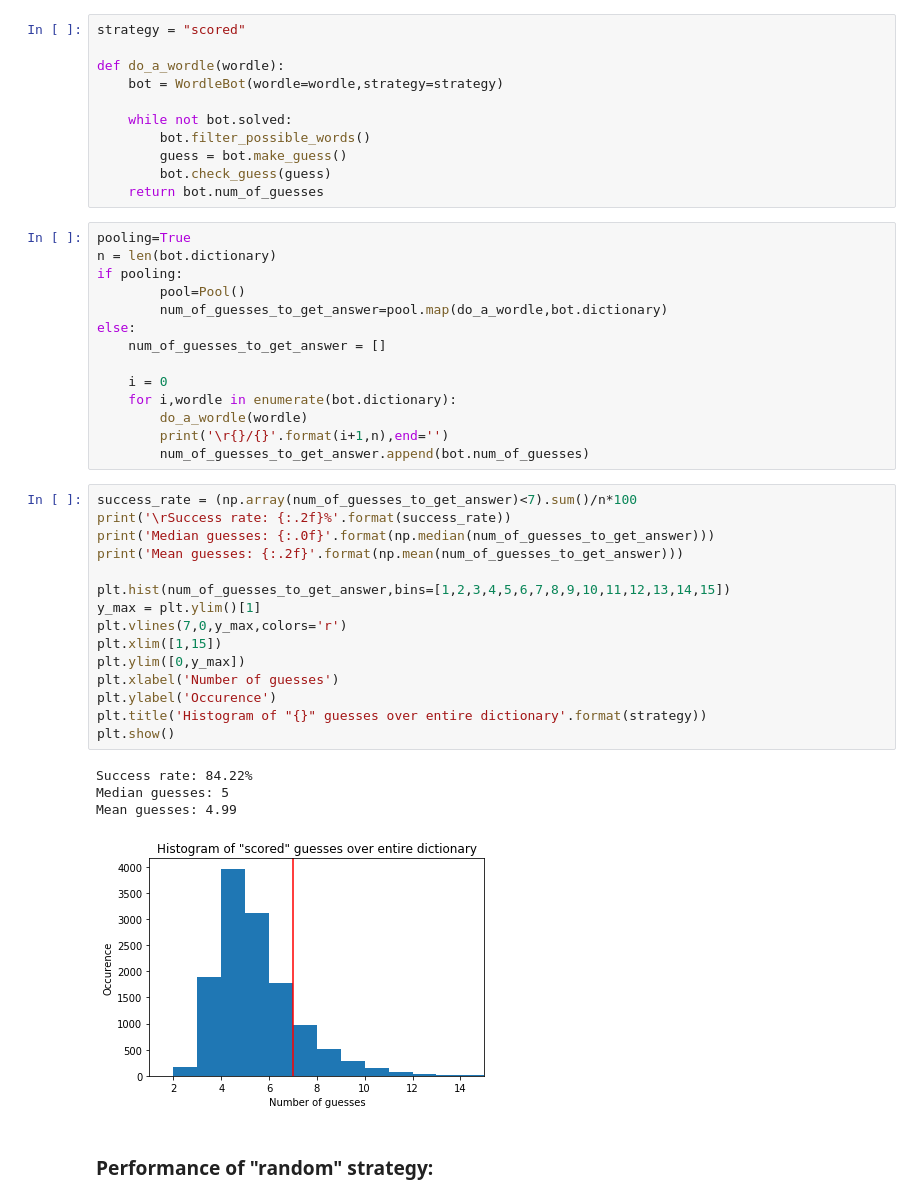
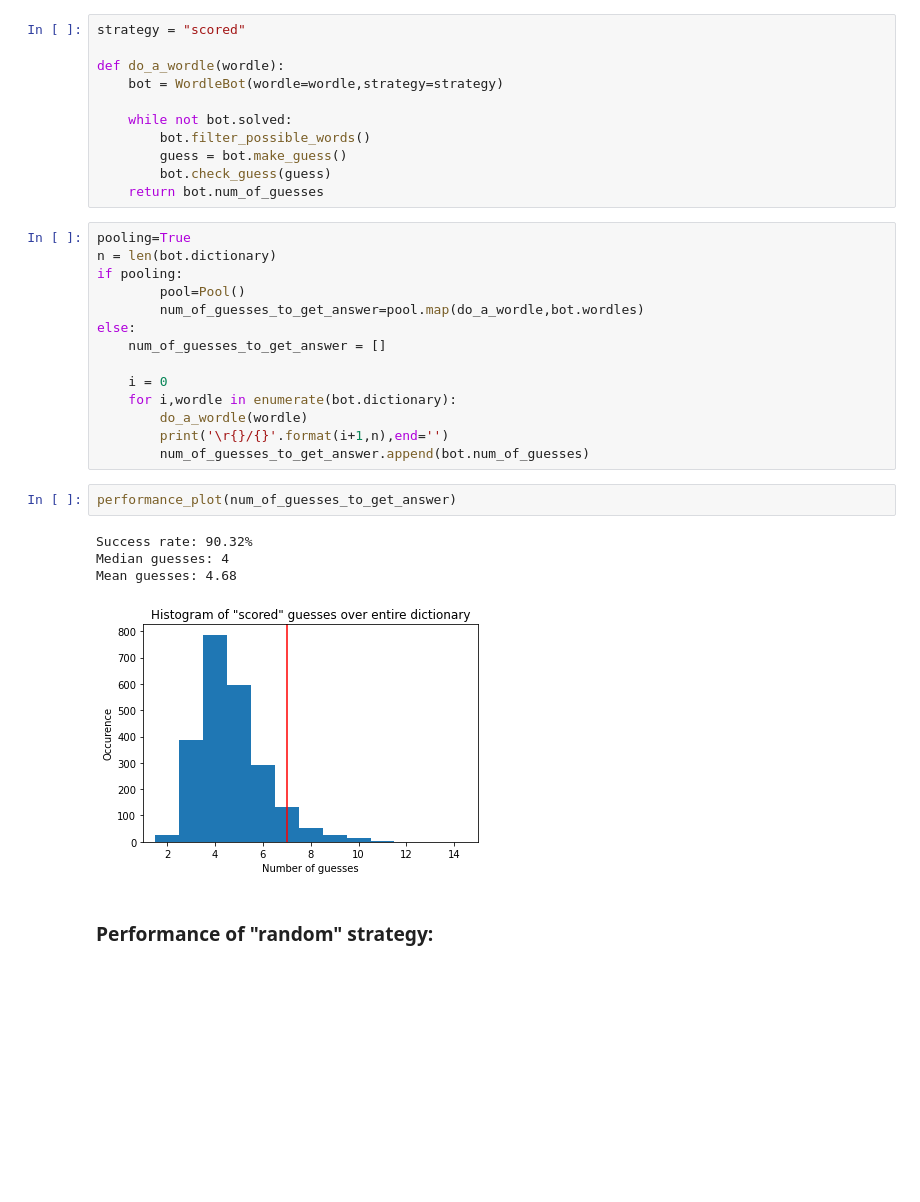
Before and after one commit to gdold/WordleBot, a Jupyter notebook: StrategyBenchmarks.ipynb, the cells around one changed output. Saved outputs shown, nothing was run; the diff lists cells and outputs as text; blank space fills up the shorter version.

```diff
--- a/StrategyBenchmarks.ipynb
+++ b/StrategyBenchmarks.ipynb
@@ -83,7 +86,7 @@ pooling=True
 n = len(bot.dictionary)
 if pooling:
         pool=Pool()
-        num_of_guesses_to_get_answer=pool.map(do_a_wordle,bot.dictionary)
+        num_of_guesses_to_get_answer=pool.map(do_a_wordle,bot.wordles)
 else:
     num_of_guesses_to_get_answer = []
 
@@ -92,26 +95,13 @@ else:
         do_a_wordle(wordle)
         print('\r{}/{}'.format(i+1,n),end='')
         num_of_guesses_to_get_answer.append(bot.num_of_guesses)
-# %%
-success_rate = (np.array(num_of_guesses_to_get_answer)<7).sum()/n*100
-print('\rSuccess rate: {:.2f}%'.format(success_rate))
-print('Median guesses: {:.0f}'.format(np.median(num_of_guesses_to_get_answer)))
-print('Mean guesses: {:.2f}'.format(np.mean(num_of_guesses_to_get_answer)))
-
-plt.hist(num_of_guesses_to_get_answer,bins=[1,2,3,4,5,6,7,8,9,10,11,12,13,14,15])
-y_max = plt.ylim()[1]
-plt.vlines(7,0,y_max,colors='r')
-plt.xlim([1,15])
-plt.ylim([0,y_max])
-plt.xlabel('Number of guesses')
-plt.ylabel('Occurence')
-plt.title('Histogram of "{}" guesses over entire dictionary'.format(strategy))
-plt.show()
-# %% [output]
-Success rate: 84.22%
-Median guesses: 5
-Mean guesses: 4.99
-[figure, removed]
+# %%
+performance_plot(num_of_guesses_to_get_answer)
+# %% [output]
+Success rate: 90.32%
+Median guesses: 4
+Mean guesses: 4.68
+[figure, added]
 # %% [markdown]
 ### Performance of "random" strategy:
 # %%
```
Also changed, not shown: parts of 9 cells of this notebook, 9 other files.
